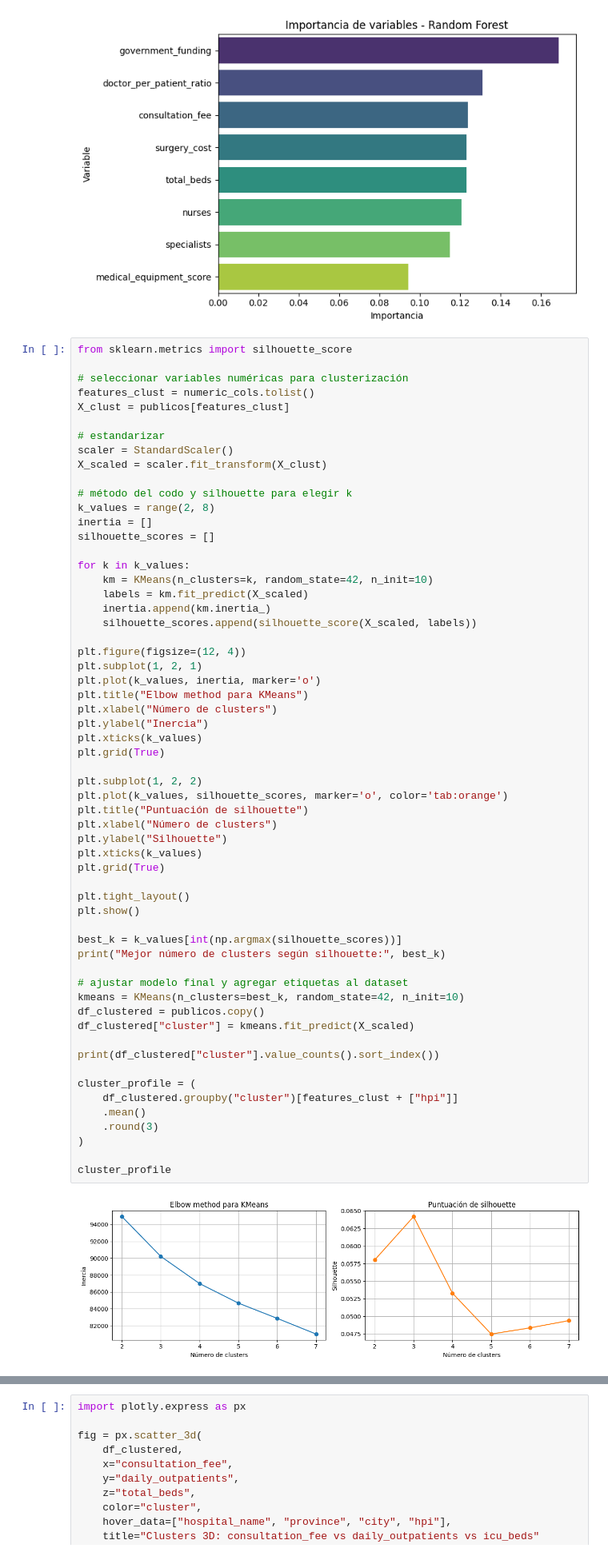
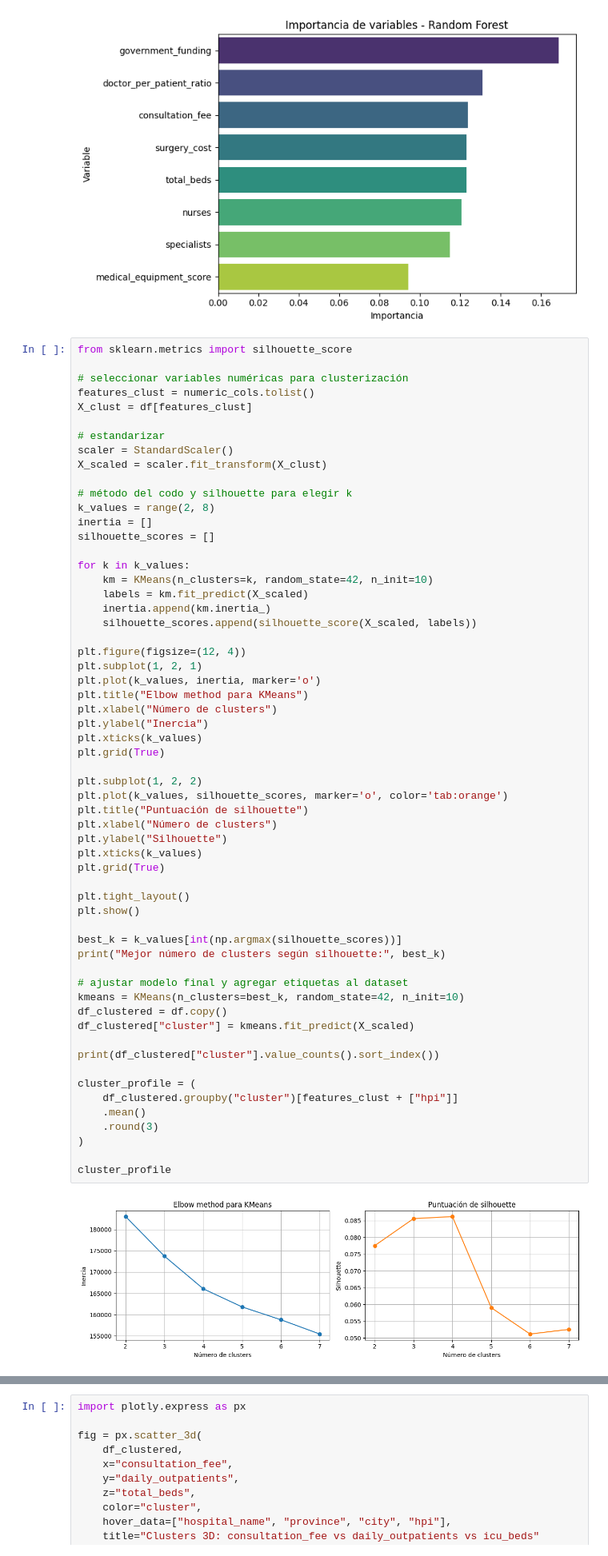
Before and after one commit to valentinarias-dtsc/hospital_performance_analysis, a Jupyter notebook: Notebooks/EDA2.ipynb, the cells around one changed output, grey strips where cells are left out. Shown at 80% size. Saved outputs shown, nothing was run; the diff lists cells and outputs as text.

Commit message:
EDA2 fix kmeans. publicos -> df

```diff
--- a/Notebooks/EDA2.ipynb
+++ b/Notebooks/EDA2.ipynb
@@ -302,7 +302,7 @@ from sklearn.metrics import silhouette_score
 
 # seleccionar variables numéricas para clusterización
 features_clust = numeric_cols.tolist()
-X_clust = publicos[features_clust]
+X_clust = df[features_clust]
 
 # estandarizar
 scaler = StandardScaler()
@@ -329,32 +329,32 @@ plt.xticks(k_values)
 plt.grid(True)
 
 plt.subplot(1, 2, 2)
 plt.plot(k_values, silhouette_scores, marker='o', color='tab:orange')
 plt.title("Puntuación de silhouette")
 plt.xlabel("Número de clusters")
 plt.ylabel("Silhouette")
 plt.xticks(k_values)
 plt.grid(True)
 
 plt.tight_layout()
 plt.show()
 
 best_k = k_values[int(np.argmax(silhouette_scores))]
 print("Mejor número de clusters según silhouette:", best_k)
 
 # ajustar modelo final y agregar etiquetas al dataset
 kmeans = KMeans(n_clusters=best_k, random_state=42, n_init=10)
-df_clustered = publicos.copy()
+df_clustered = df.copy()
 df_clustered["cluster"] = kmeans.fit_predict(X_scaled)
 
 print(df_clustered["cluster"].value_counts().sort_index())
 
 cluster_profile = (
     df_clustered.groupby("cluster")[features_clust + ["hpi"]]
     .mean()
     .round(3)
 )
 
 cluster_profile
 # %% [output]
-[figure, old version]
+[figure, new version]
```
Also changed, not shown: parts of 2 cells of this notebook.
